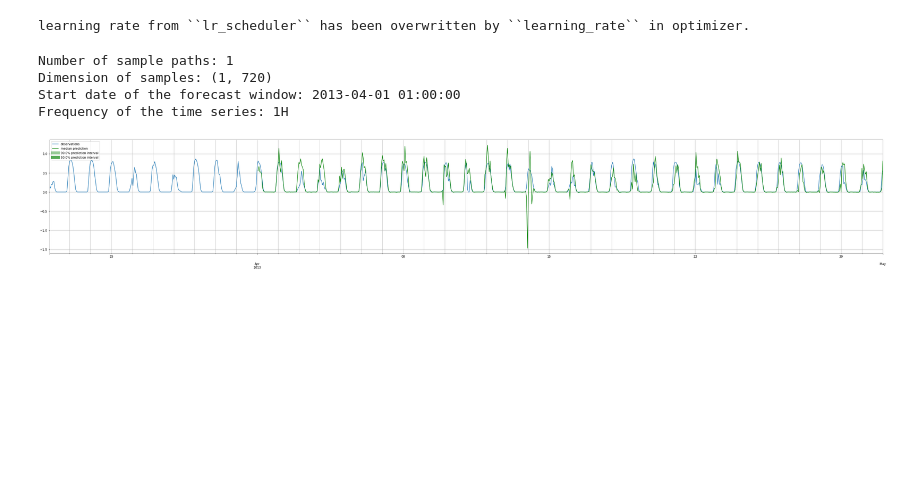
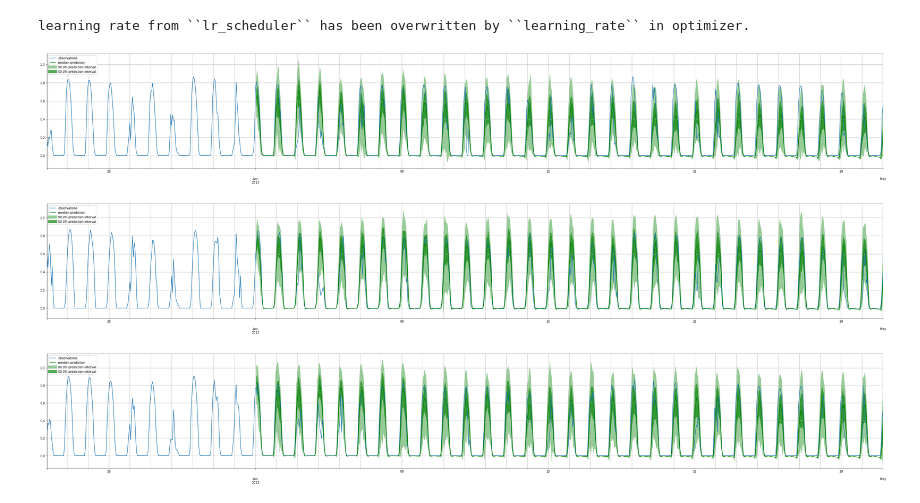
Before and after one commit to pavelzw/GEFCom14-S-comparison, a Jupyter notebook: gefcom14-s-deepar.ipynb, the cells around one changed output. Drawn from its saved outputs; the diff is of its cells as text; code cells hidden in the pictures; blank space fills up the shorter version.

```diff
--- a/gefcom14-s-deepar.ipynb
+++ b/gefcom14-s-deepar.ipynb
@@ -111,13 +113,15 @@ train_ds = ListDataset([{
 # %%
-target = train_data['ZONEID 1'].values
-start = gefcom14_metadata['start'][0]
-features = predictor_data[['SURFACE SOLAR RADIATION 1', 'SURFACE THERMAL RADIATION 1', 'TOP NET SOLAR RADIATION 1']].values.T
+targets = [train_data[f'ZONEID {i}'].values for i in [1,2,3]]
+starts = [gefcom14_metadata['start'][0] for _ in [1,2,3]]
+features = [predictor_data[[f'SURFACE SOLAR RADIATION {i}', f'SURFACE THERMAL RADIATION {i}', f'TOP NET SOLAR RADIATION {i}']].values.T for i in [1,2,3]]
 # %%
 test_ds = ListDataset([{
     FieldName.TARGET: target,
     FieldName.START: start,
-    FieldName.FEAT_DYNAMIC_REAL: features
-}], freq=gefcom14_metadata['freq'])
+    FieldName.FEAT_DYNAMIC_REAL: fdr,
+    FieldName.FEAT_STATIC_CAT: [fsc]
+  } for (target, start, fdr, fsc) in zip(targets, starts, features, [1,2,3])],
+  freq=gefcom14_metadata['freq'])
 # %%
 from gluonts.dataset.util import to_pandas
 import matplotlib.pyplot as plt
@@ -145,11 +149,10 @@ plt.show()
 # %%
 from gluonts.model.deepar import DeepAREstimator
 from gluonts.mx.trainer import Trainer
-import mxnet as mx
 
 estimator = DeepAREstimator(freq=gefcom14_metadata['freq'],
                             prediction_length=gefcom14_metadata['prediction_length'],
-                            trainer=Trainer(epochs=5))
+                            trainer=Trainer(epochs=10))
 predictor = estimator.train(train_ds)
 # %% [output]
 learning rate from ``lr_scheduler`` has been overwritten by ``learning_rate`` in optimizer.
@@ -159,37 +162,26 @@ from gluonts.evaluation.backtest import make_evaluation_predictions
 forecast_it, ts_it = make_evaluation_predictions(
     dataset=test_ds,  # test dataset
     predictor=predictor,  # predictor
-    num_samples=1,  # number of sample paths we want for evaluation
+    num_samples=100,  # number of sample paths we want for evaluation
 )
-
-forecasts = list(forecast_it)
-tss = list(ts_it)
-ts_entry = tss[0]
-forecast_entry = forecasts[0]
-
-print(f"Number of sample paths: {forecast_entry.num_samples}")
-print(f"Dimension of samples: {forecast_entry.samples.shape}")
-print(f"Start date of the forecast window: {forecast_entry.start_date}")
-print(f"Frequency of the time series: {forecast_entry.freq}")
-# %% [output]
-Number of sample paths: 1
-Dimension of samples: (1, 720)
-Start date of the forecast window: 2013-04-01 01:00:00
-Frequency of the time series: 1H
 # %%
-def plot_prob_forecasts(ts_entry, forecast_entry):
+def plot_prob_forecasts(ts_entry, forecast_entry, output_file=None):
     plot_length = 24 * 40
     prediction_intervals = (50.0, 90.0)
     legend = ["observations", "median prediction"] + [f"{k}% prediction interval" for k in prediction_intervals][::-1]
 
     fig, ax = plt.subplots(1, 1, figsize=(50, 7))
     ts_entry[-plot_length:].plot(ax=ax)  # plot the time series
     forecast_entry.plot(prediction_intervals=prediction_intervals, color='g')
     plt.grid(which="both")
     plt.legend(legend, loc="upper left")
-    plt.savefig('graph.png')
+    if output_file is not None:
+        plt.savefig(output_file)
     plt.show()
 
-plot_prob_forecasts(ts_entry, forecast_entry)
+for ts_entry, forecast_entry in zip(ts_it, forecast_it):
+    plot_prob_forecasts(ts_entry, forecast_entry)
 # %% [output]
-[figure, old version]
+[figure, new version]
+[figure, added]
+[figure, added]
```
Also changed, not shown: parts of 2 cells of this notebook.
